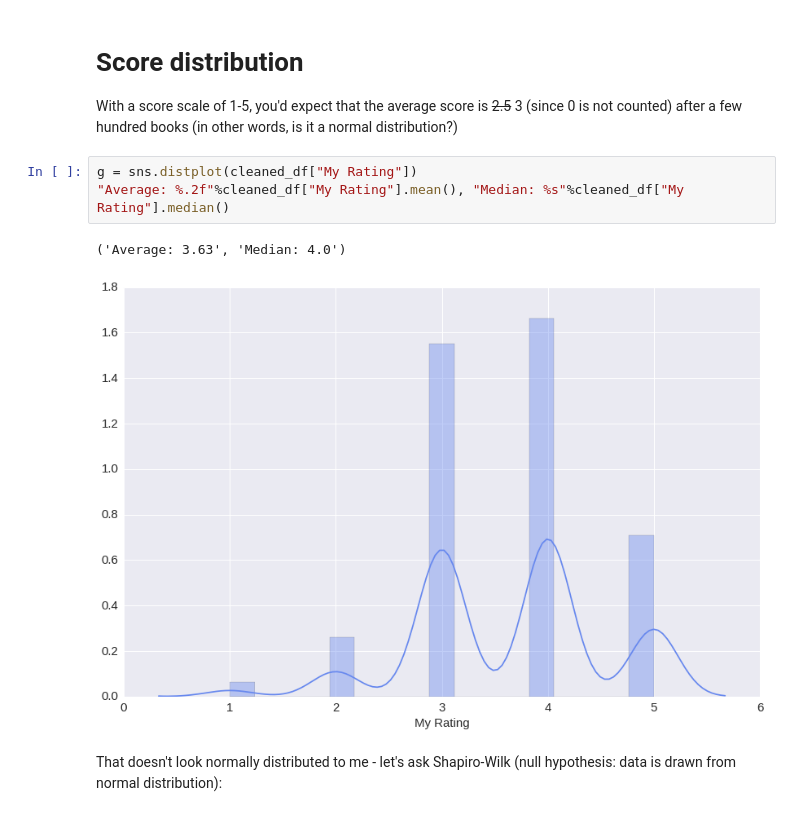
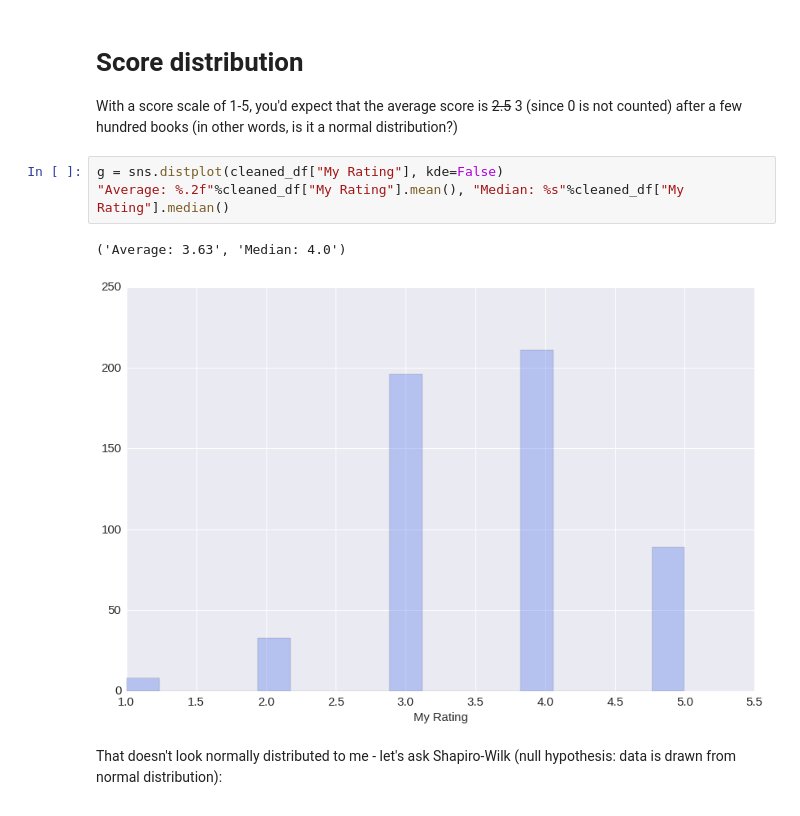
Before and after one commit to philippbayer/Goodreads_visualization, a Jupyter notebook: README.ipynb, the cells around one changed output. Cells and saved outputs as stored; diff of their text form.

```diff
--- a/README.ipynb
+++ b/README.ipynb
@@ -80,11 +82,11 @@ cleaned_df = df[df["My Rating"] != 0]
 # Score distribution
 With a score scale of 1-5, you'd expect that the average score is ~~2.5~~ 3 (since 0 is not counted) after a few hundred books (in other words, is it a normal distribution?)
 # %%
-g = sns.distplot(cleaned_df["My Rating"])
+g = sns.distplot(cleaned_df["My Rating"], kde=False)
 "Average: %.2f"%cleaned_df["My Rating"].mean(), "Median: %s"%cleaned_df["My Rating"].median()
 # %% [output]
 ('Average: 3.63', 'Median: 4.0')
-[figure, old version]
+[figure, new version]
 # %% [markdown]
 That doesn't look normally distributed to me - let's ask Shapiro-Wilk (null hypothesis: data is drawn from normal distribution):
 # %%
```
Also changed, not shown: parts of 15 cells of this notebook, 7 other files.
